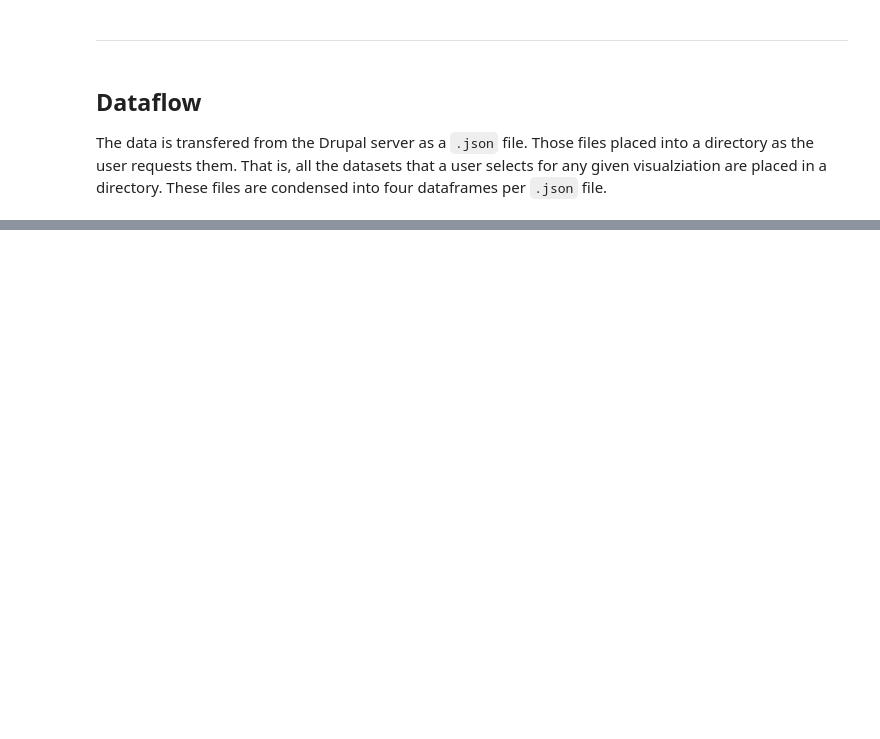
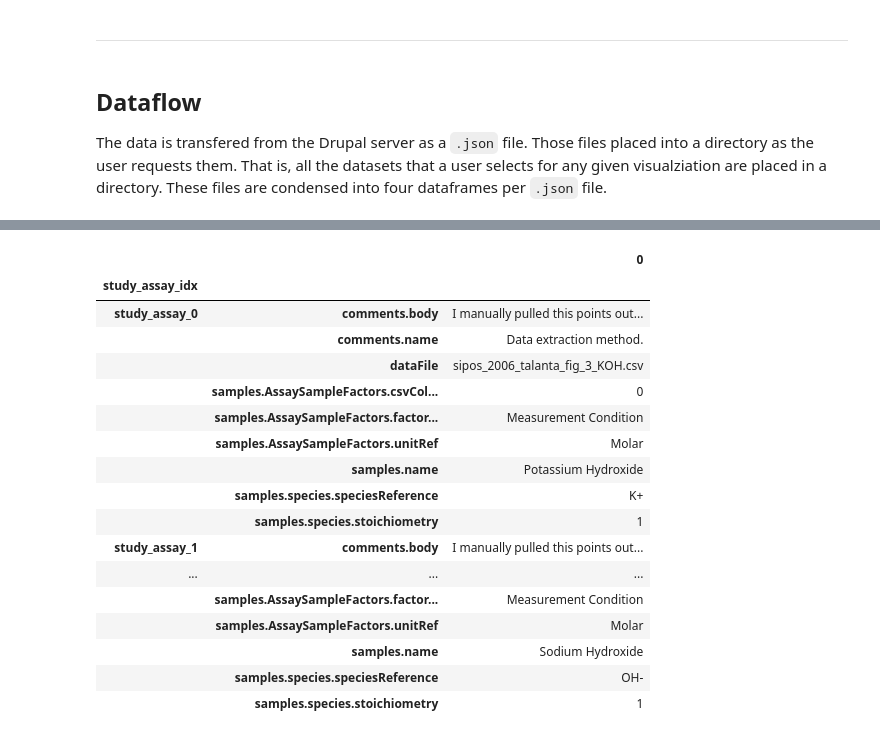
Before and after one commit to biggstd/isaDream, a Jupyter notebook: dev_notebooks/vis_01.ipynb, the cells around one changed output, grey strips where cells are left out. Saved outputs shown, nothing was run; the diff lists cells and outputs as text; code cells hidden in the pictures; blank space fills up the shorter version.

```diff
--- a/dev_notebooks/vis_01.ipynb
+++ b/dev_notebooks/vis_01.ipynb
@@ -176,0 +213,21 @@ class ratio(Operation):
+# %%
+MODEL.assays.T
+# %% [output]
+|  |  | 0 |
+| study_assay_idx |  |  |
+| study_assay_0 | comments.body | I manually pulled this points out... |
+|  | comments.name | Data extraction method. |
+|  | dataFile | sipos_2006_talanta_fig_3_KOH.csv |
+|  | samples.AssaySampleFactors.csvCol... | 0 |
+|  | samples.AssaySampleFactors.factor... | Measurement Condition |
+|  | samples.AssaySampleFactors.unitRef | Molar |
+|  | samples.name | Potassium Hydroxide |
+|  | samples.species.speciesReference | K+ |
+|  | samples.species.stoichiometry | 1 |
+| study_assay_1 | comments.body | I manually pulled this points out... |
+| ... | ... | ... |
+|  | samples.AssaySampleFactors.factor... | Measurement Condition |
+|  | samples.AssaySampleFactors.unitRef | Molar |
+|  | samples.name | Sodium Hydroxide |
+|  | samples.species.speciesReference | OH- |
+|  | samples.species.stoichiometry | 1 |
```
Also changed, not shown: parts of 69 cells of this notebook, 4 other files.
